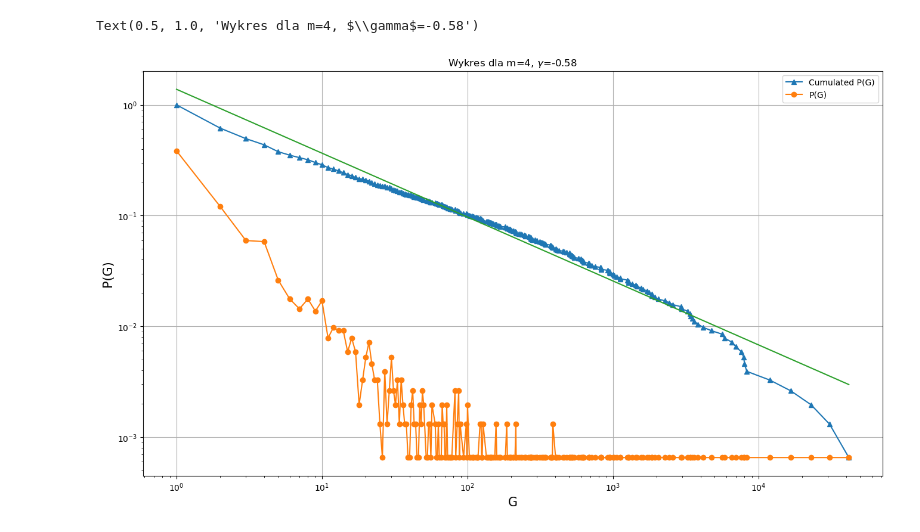
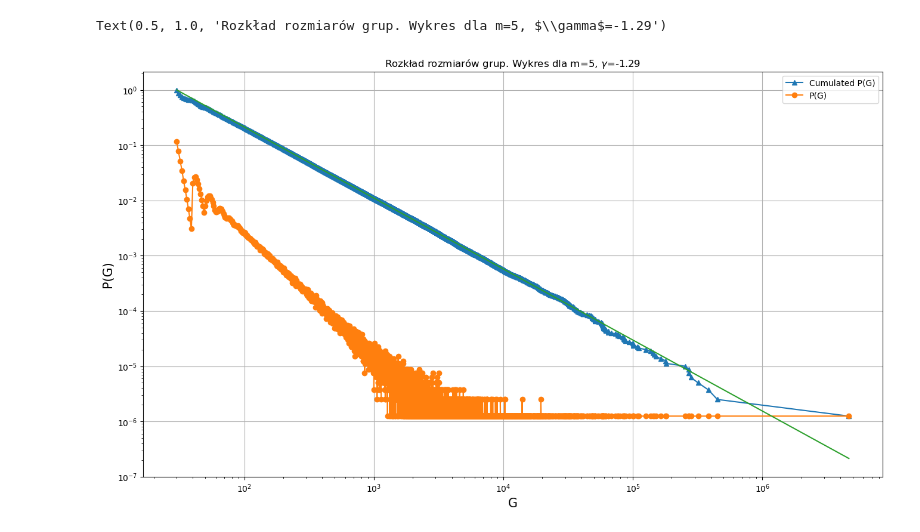
Before and after one commit to MateuszS312/Complex_evolving_networks, a Jupyter notebook: complex_evolving_networks.ipynb, the cells around one changed output. Saved outputs shown, nothing was run; the diff lists cells and outputs as text; code cells hidden in the pictures.

Commit message:
Full graph for new groups
Nodes forming new groups are creating the full graph

```diff
--- a/complex_evolving_networks.ipynb
+++ b/complex_evolving_networks.ipynb
@@ -333,25 +352,27 @@ Text(0.5, 1.0, 'Wykres dla m=4, $\\gamma$=-3.26')
+# %%
+group_size_list=[len(subgroup) for subgroup in groups]
 # %%
 vals,counts=np.unique(group_size_list,return_counts=True)
-vals,counts=np.unique(counts,return_counts=True)
+# vals,counts=np.unique(counts,return_counts=True)
 prob=counts/np.sum(counts)
 cum_sum=np.cumsum(prob[::-1])[::-1]
 
 
 plt.figure(figsize=(16,9),dpi= 100)
 plt.loglog(vals,cum_sum,"^-",label="Cumulated P(G)")
 
 logx = np.log(vals)
 logy = np.log(cum_sum)
 coeffs = np.polyfit(logx,logy,deg=1)
 poly = np.poly1d(coeffs)
 yfit = lambda x: np.exp(poly(np.log(x)))
 plt.loglog(vals,prob,"o-",label="P(G)")
 plt.loglog(vals,yfit(vals))
 plt.legend()
 plt.grid()
 plt.xlabel("G",fontsize=15)
 plt.ylabel("P(G)",fontsize=15)
-plt.title(f"Wykres dla m={m}, $\gamma$={np.round(coeffs[0],2)}")
+plt.title(f"Rozkład rozmiarów grup. Wykres dla m={m}, $\gamma$={np.round(coeffs[0],2)}")
 # %% [output]
-Text(0.5, 1.0, 'Wykres dla m=4, $\\gamma$=-0.58')
+Text(0.5, 1.0, 'Rozkład rozmiarów grup. Wykres dla m=5, $\\gamma$=-1.29')
-[figure, old version]
+[figure, new version]
```
Also changed, not shown: parts of 9 cells of this notebook.
